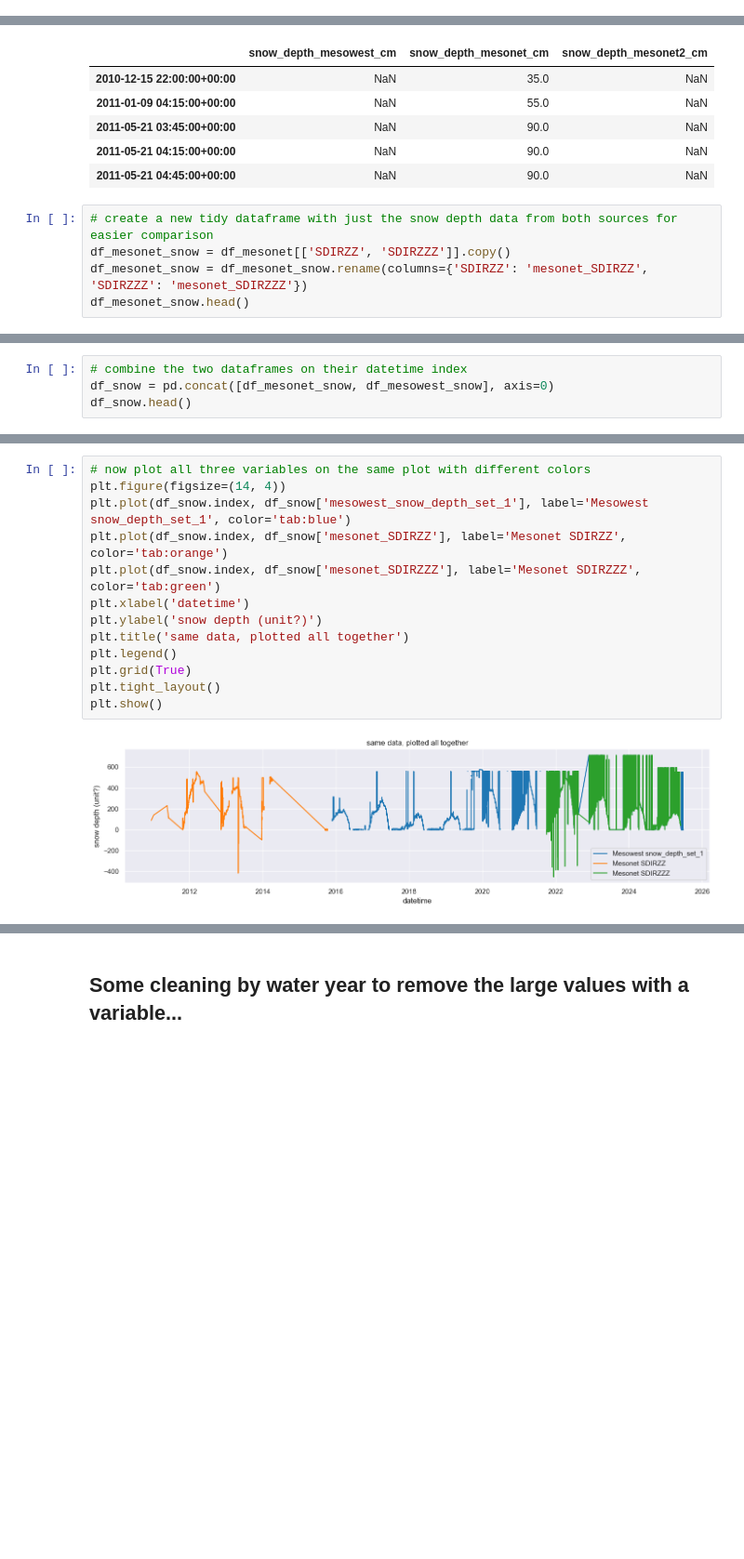
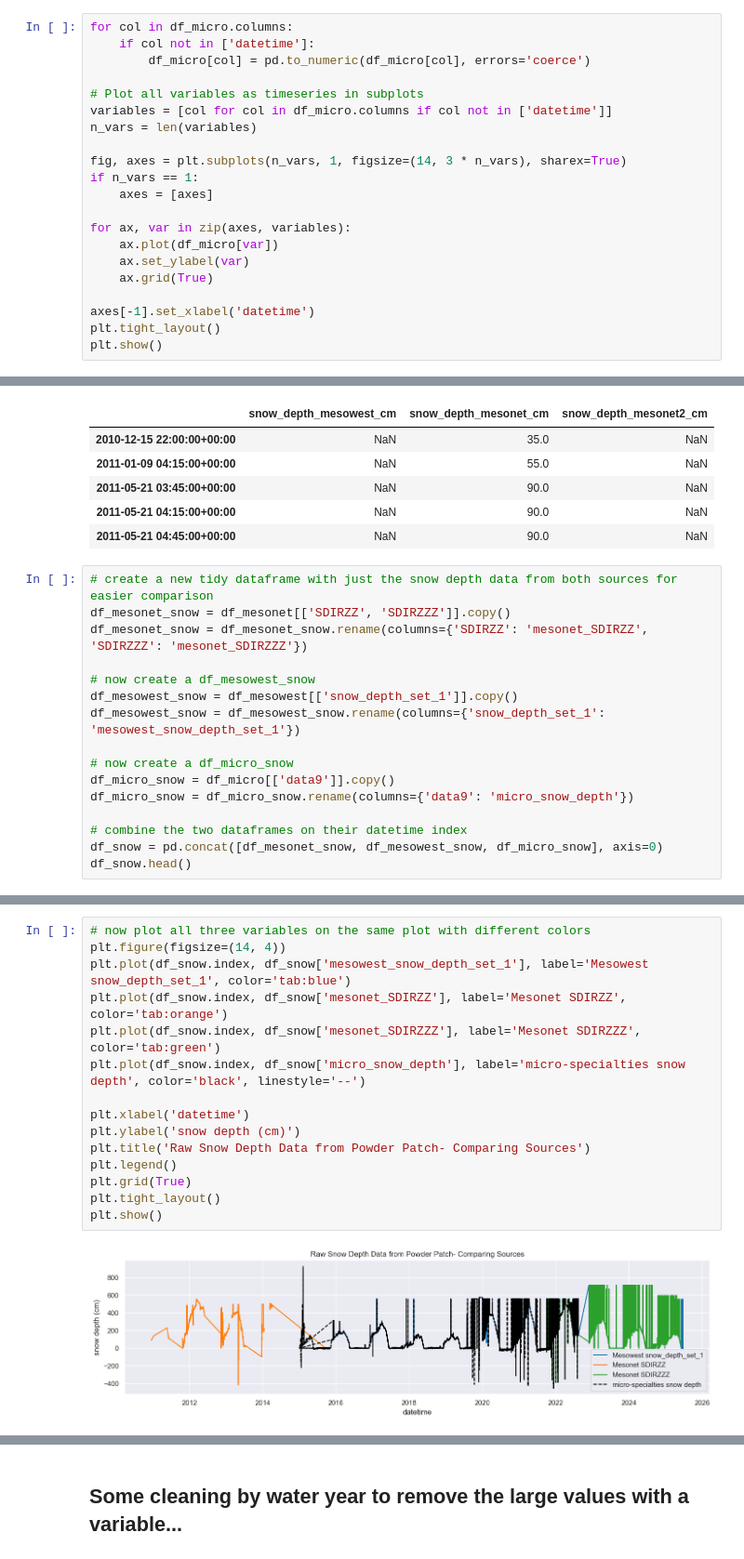
Before and after one commit to cassielumbrazo/juneau_data_analysis, a Jupyter notebook: 2_load_all_powderpatch_microspecialties.ipynb, the cells around one changed output, grey strips where cells are left out. Shown at 93% size. Drawn from its saved outputs; the diff is of its cells as text; blank space fills up the shorter version.

Commit message:
added microspecialties data here

```diff
--- a/2_load_all_powderpatch_microspecialties.ipynb
+++ b/2_load_all_powderpatch_microspecialties.ipynb
@@ -44,0 +74,21 @@ df_micro
+# %%
+for col in df_micro.columns:
+    if col not in ['datetime']:
+        df_micro[col] = pd.to_numeric(df_micro[col], errors='coerce')
+
+# Plot all variables as timeseries in subplots
+variables = [col for col in df_micro.columns if col not in ['datetime']]
+n_vars = len(variables)
+
+fig, axes = plt.subplots(n_vars, 1, figsize=(14, 3 * n_vars), sharex=True)
+if n_vars == 1:
+    axes = [axes]
+
+for ax, var in zip(axes, variables):
+    ax.plot(df_micro[var])
+    ax.set_ylabel(var)
+    ax.grid(True)
+
+axes[-1].set_xlabel('datetime')
+plt.tight_layout()
+plt.show()
@@ -238,5 +307,16 @@ df_snow.head()
 # create a new tidy dataframe with just the snow depth data from both sources for easier comparison
 df_mesonet_snow = df_mesonet[['SDIRZZ', 'SDIRZZZ']].copy()
 df_mesonet_snow = df_mesonet_snow.rename(columns={'SDIRZZ': 'mesonet_SDIRZZ', 'SDIRZZZ': 'mesonet_SDIRZZZ'})
-df_mesonet_snow.head()
+
+# now create a df_mesowest_snow
+df_mesowest_snow = df_mesowest[['snow_depth_set_1']].copy()
+df_mesowest_snow = df_mesowest_snow.rename(columns={'snow_depth_set_1': 'mesowest_snow_depth_set_1'})
+
+# now create a df_micro_snow
+df_micro_snow = df_micro[['data9']].copy()
+df_micro_snow = df_micro_snow.rename(columns={'data9': 'micro_snow_depth'})
+
+# combine the two dataframes on their datetime index
+df_snow = pd.concat([df_mesonet_snow, df_mesowest_snow, df_micro_snow], axis=0)
+df_snow.head()
 # %% [output]
@@ -263,4 +328,0 @@ df_mesowest_snow.head()
-# %%
-# combine the two dataframes on their datetime index
-df_snow = pd.concat([df_mesonet_snow, df_mesowest_snow], axis=0)
-df_snow.head()
@@ -289,18 +345,20 @@ df_snow.head()
 # %%
 # now plot all three variables on the same plot with different colors
 plt.figure(figsize=(14, 4))
 plt.plot(df_snow.index, df_snow['mesowest_snow_depth_set_1'], label='Mesowest snow_depth_set_1', color='tab:blue')
 plt.plot(df_snow.index, df_snow['mesonet_SDIRZZ'], label='Mesonet SDIRZZ', color='tab:orange')
 plt.plot(df_snow.index, df_snow['mesonet_SDIRZZZ'], label='Mesonet SDIRZZZ', color='tab:green')
+plt.plot(df_snow.index, df_snow['micro_snow_depth'], label='micro-specialties snow depth', color='black', linestyle='--')
+
 plt.xlabel('datetime')
-plt.ylabel('snow depth (unit?)')
-plt.title('same data, plotted all together')
+plt.ylabel('snow depth (cm)')
+plt.title('Raw Snow Depth Data from Powder Patch- Comparing Sources')
 plt.legend()
 plt.grid(True)
 plt.tight_layout()
 plt.show()
 # %% [output]
-[figure, old version]
+[figure, new version]
 # %%
 fig, axes = plt.subplots(2, 1, figsize=(14, 6), sharex=True)
 
```
Also changed, not shown: parts of 13 cells of this notebook.
